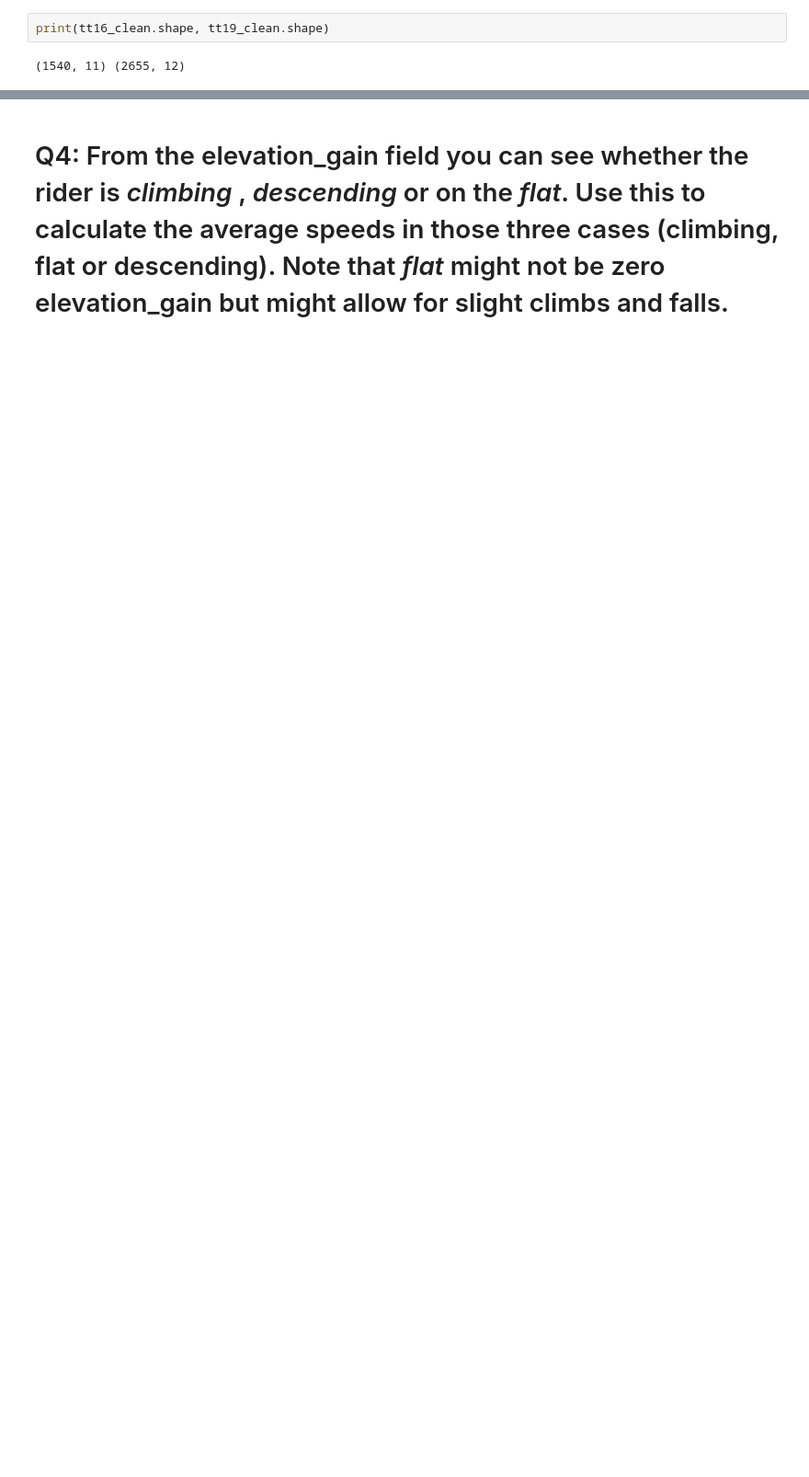
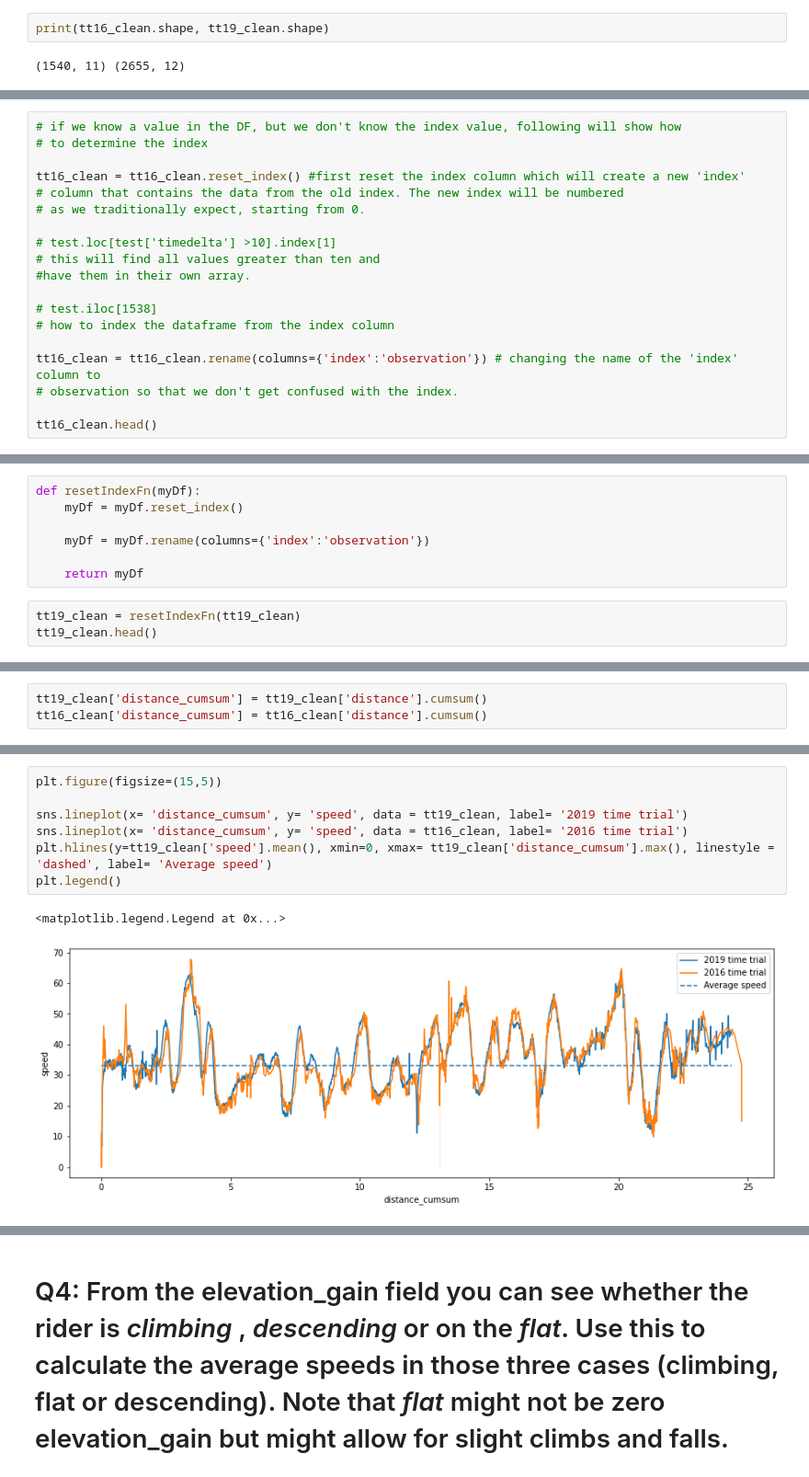
Before and after one commit to MQCOMP2200-S2-2021/Data-Science-Labs, a Jupyter notebook: Portfolio 1.ipynb, the cells around one changed output, grey strips where cells are left out. Shown: that part at 92% size. Drawn from its saved outputs; the diff is of its cells as text; blank space fills up the shorter version.

Commit message:
Update Portfolio 1.ipynb
working on some plotting for q3.  trying to understand how rolling mean works and when to use it.

```diff
--- a/Portfolio 1.ipynb
+++ b/Portfolio 1.ipynb
@@ -548,0 +525,19 @@ sns.pairplot(tt16_clean[['speed','hr']])
+# %%
+# if we know a value in the DF, but we don't know the index value, following will show how
+# to determine the index
+
+tt16_clean = tt16_clean.reset_index() #first reset the index column which will create a new 'index'
+# column that contains the data from the old index. The new index will be numbered
+# as we traditionally expect, starting from 0.
+
+# test.loc[test['timedelta'] >10].index[1]
+# this will find all values greater than ten and
+#have them in their own array.
+
+# test.iloc[1538]
+# how to index the dataframe from the index column
+
+tt16_clean = tt16_clean.rename(columns={'index':'observation'}) # changing the name of the 'index' column to
+# observation so that we don't get confused with the index.
+
+tt16_clean.head()
@@ -548,0 +551,10 @@ sns.pairplot(tt16_clean[['speed','hr']])
+# %%
+def resetIndexFn(myDf):
+    myDf = myDf.reset_index()
+
+    myDf = myDf.rename(columns={'index':'observation'})
+
+    return myDf
+# %%
+tt19_clean = resetIndexFn(tt19_clean)
+tt19_clean.head()
@@ -548,0 +575,3 @@ sns.pairplot(tt16_clean[['speed','hr']])
+# %%
+tt19_clean['distance_cumsum'] = tt19_clean['distance'].cumsum()
+tt16_clean['distance_cumsum'] = tt16_clean['distance'].cumsum()
@@ -548,0 +584,10 @@ sns.pairplot(tt16_clean[['speed','hr']])
+# %%
+plt.figure(figsize=(15,5))
+
+sns.lineplot(x= 'distance_cumsum', y= 'speed', data = tt19_clean, label= '2019 time trial')
+sns.lineplot(x= 'distance_cumsum', y= 'speed', data = tt16_clean, label= '2016 time trial')
+plt.hlines(y=tt19_clean['speed'].mean(), xmin=0, xmax= tt19_clean['distance_cumsum'].max(), linestyle = 'dashed', label= 'Average speed')
+plt.legend()
+# %% [output]
+<matplotlib.legend.Legend at 0x...>
+[figure, added]
```
Also changed, not shown: parts of 24 cells of this notebook.
